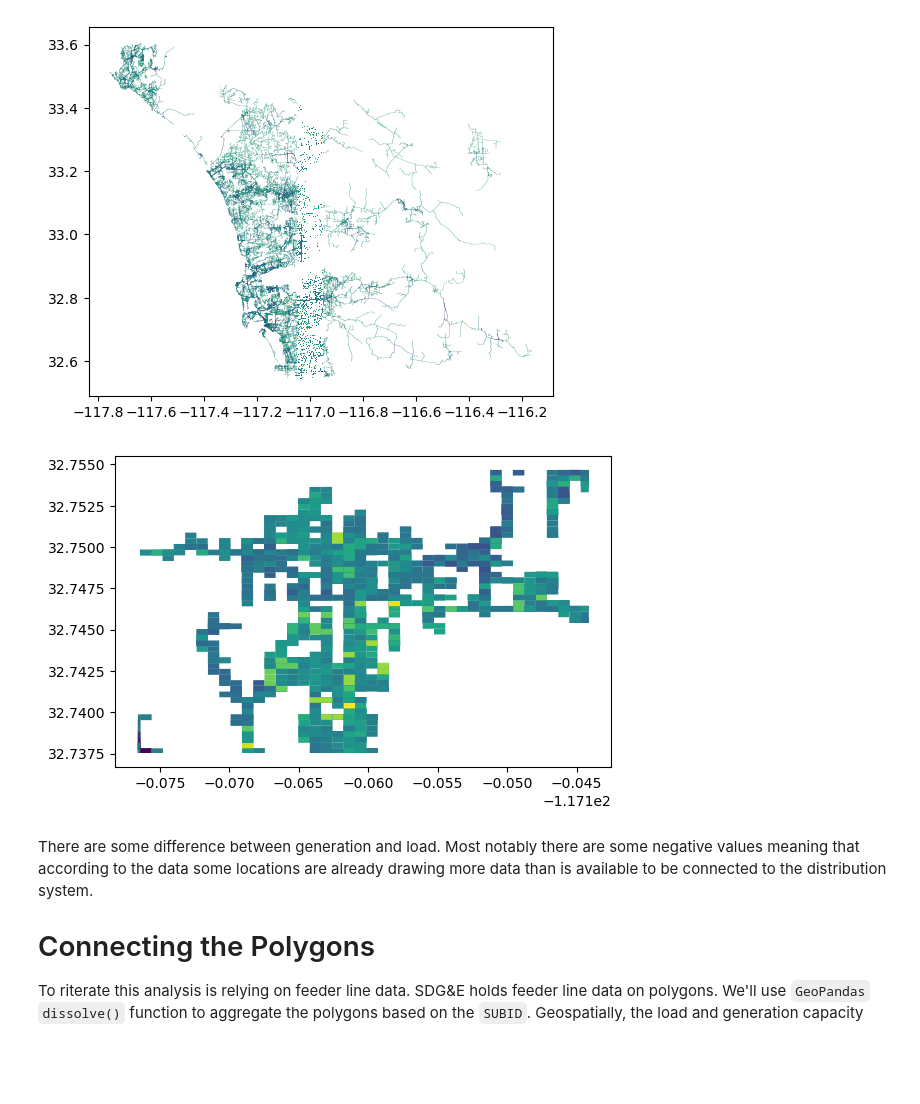
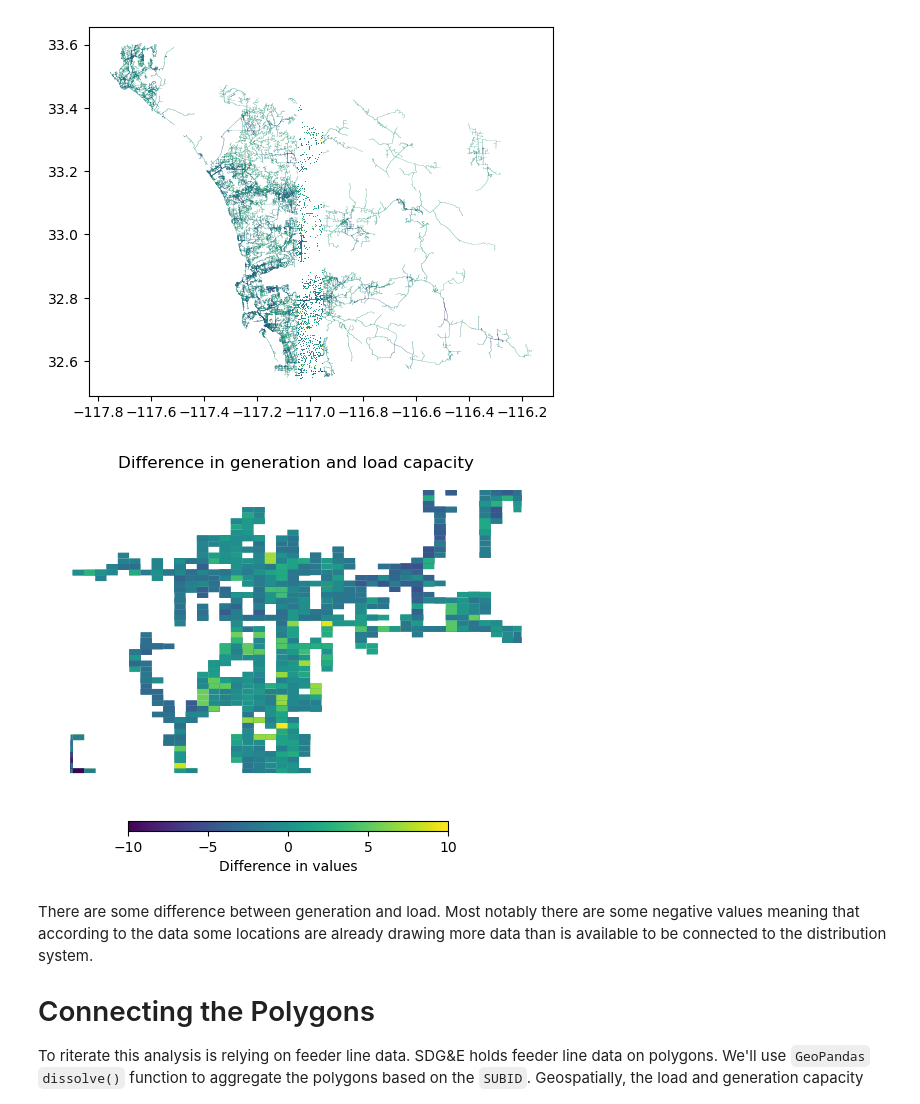
Before and after one commit to sofiiir/SDG-E, a Jupyter notebook: sdge_feeder_line.ipynb, the cells around one changed output. Cells and saved outputs as stored; diff of their text form; code cells hidden in the pictures; blank space fills up the shorter version.

Commit message:
Title additions

```diff
--- a/sdge_feeder_line.ipynb
+++ b/sdge_feeder_line.ipynb
@@ -17,7 +17,7 @@ import matplotlib.pyplot as plt
 from shapely.geometry import box  # To create polygon bounding box
 # %%
 # make a bbox for the analysis
-sd_bbox = box(-117.176574,32.737543,-117.144130,32.754670)
+sd_bbox = box(-117.143449,32.739352,-117.099847,32.767431)
 # %% [markdown]
 ## SDG&E Load Capacity
 # %%
@@ -175,5 +175,5 @@ load_gen_diff.head()
 | 4 | 1.9 | POLYGON ((-117.18286 33.10795, -1... |
 # %%
 # check the range of values for the difference between the generation and load capacity
-print(load_gen_diff['ICAWOF_UNILOAD'].min())
-print(load_gen_diff['ICAWOF_UNILOAD'].max())
+diff_min = load_gen_diff['ICAWOF_UNILOAD'].min()
+diff_max = load_gen_diff['ICAWOF_UNILOAD'].max()
@@ -213,15 +210,25 @@ plt.show()
 # %%
 # use the San Diego bbox to make better analyze the findings
 sd_load_gen_diff = gpd.clip(load_gen_diff, sd_bbox)
 
 # plot the subset of load gen differences
 fig, ax = plt.subplots()
 
 sd_load_gen_diff.plot(column = 'ICAWOF_UNILOAD',
                       ax=ax)
+
+ax.set_title('Difference in generation and load capacity')
+ax.axis('off')
+
+# Add shared colorbar at the bottom
+sm = plt.cm.ScalarMappable( norm=plt.Normalize(vmin = diff_min, vmax = diff_max))
+cbar_ax = fig.add_axes([0.25, 0.08, 0.5, 0.02])  # [left, bottom, width, height]
+cbar = fig.colorbar(sm, cax=cbar_ax, orientation='horizontal')
+cbar.set_label('Difference in values')
+
 plt.show()
 # %% [output]
-[figure, old version]
+[figure, new version]
 # %% [markdown]
 There are some difference between generation and load. Most notably there are some negative values meaning that according to the data some locations are already drawing more data than is available to be connected to the distribution system.
 
```
Also changed, not shown: parts of 2 cells of this notebook.
